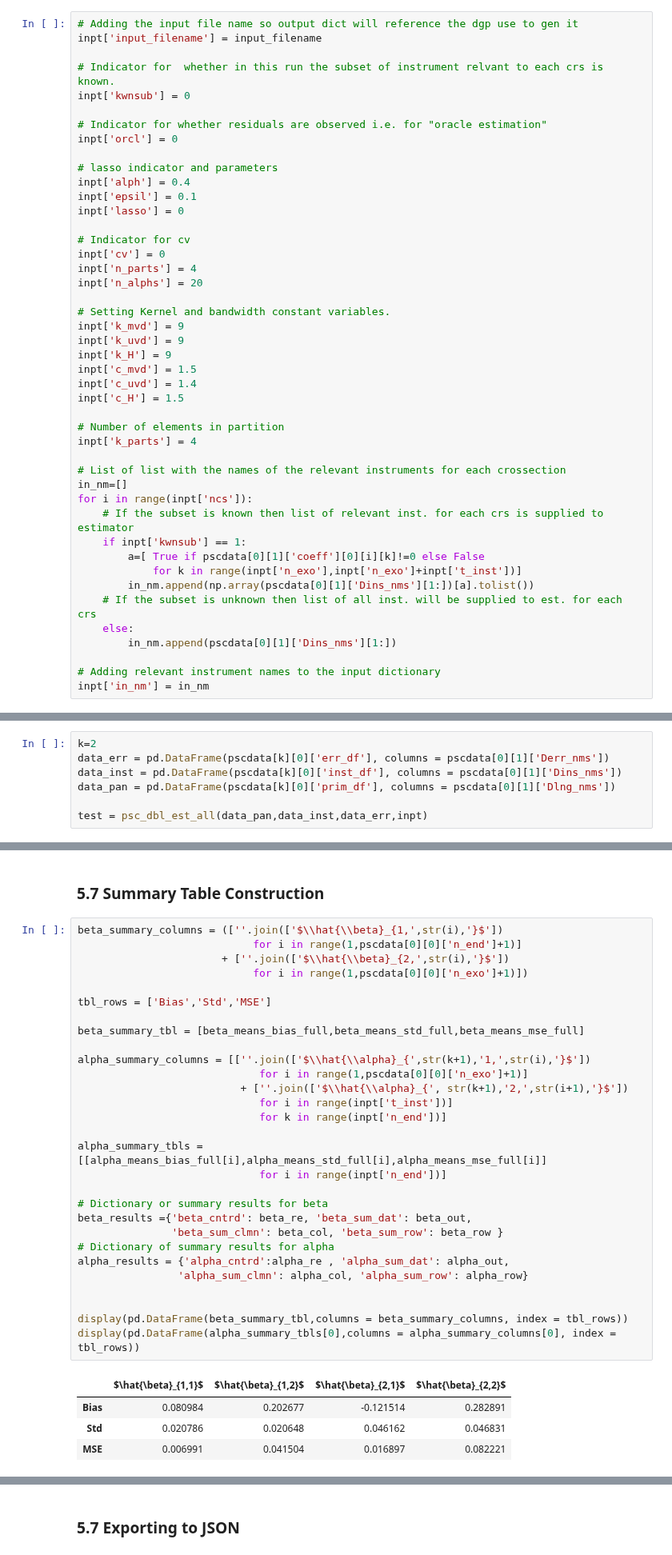
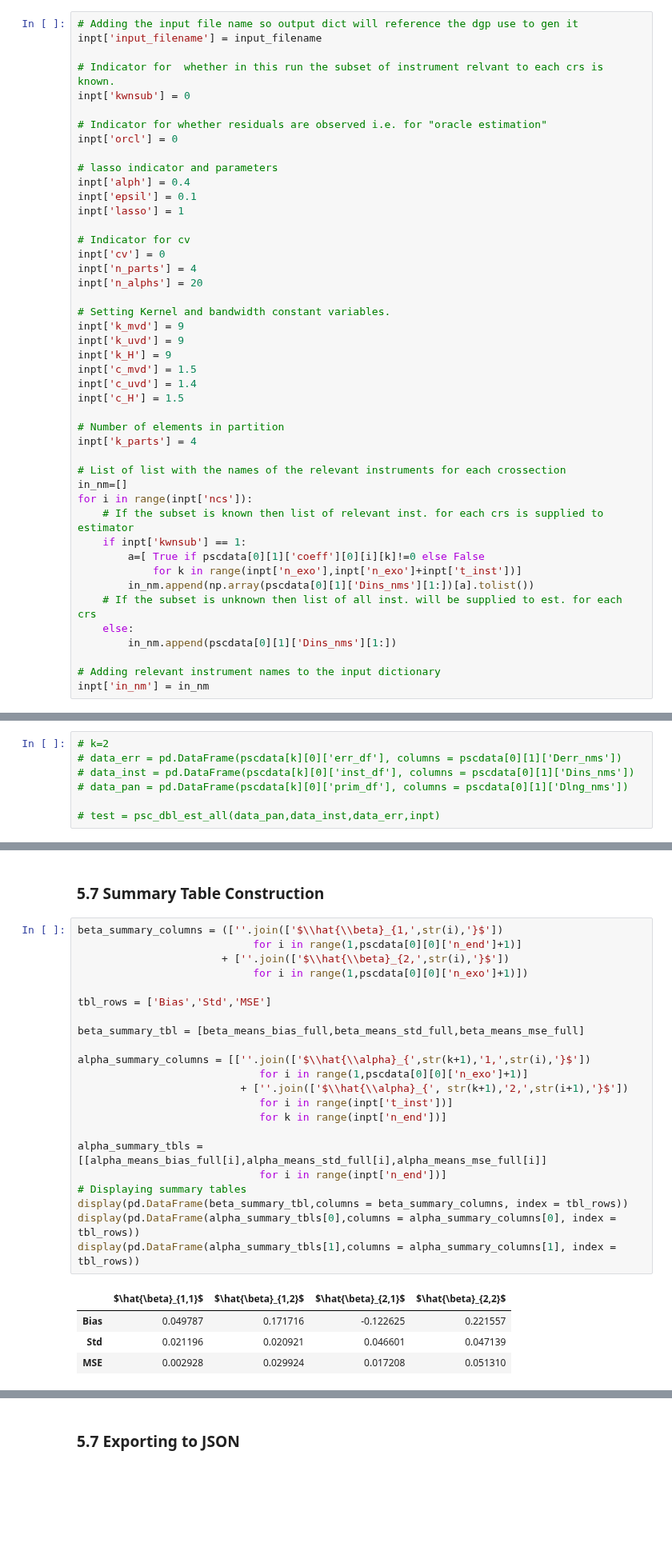
Before and after one commit to Existentialdredd/pan_sel_cntrl, a Jupyter notebook: psc_double.ipynb, the cells around one changed output, grey strips where cells are left out. Shown at 80% size. Cells and saved outputs as stored; diff of their text form; blank space fills up the shorter version.

```diff
--- a/psc_double.ipynb
+++ b/psc_double.ipynb
@@ -1738,7 +1738,7 @@ inpt['orcl'] = 0
 # lasso indicator and parameters
 inpt['alph'] = 0.4
 inpt['epsil'] = 0.1
-inpt['lasso'] = 0
+inpt['lasso'] = 1
 
 # Indicator for cv
 inpt['cv'] = 0
@@ -1773,12 +1773,12 @@ inpt['in_nm'] = in_nm
 # %% [markdown]
 <h3> 5.3 Monte Carlo: Single estimator run data extraction </h3>
 # %%
-k=2
-data_err = pd.DataFrame(pscdata[k][0]['err_df'], columns = pscdata[0][1]['Derr_nms'])
-data_inst = pd.DataFrame(pscdata[k][0]['inst_df'], columns = pscdata[0][1]['Dins_nms'])
-data_pan = pd.DataFrame(pscdata[k][0]['prim_df'], columns = pscdata[0][1]['Dlng_nms'])
+# k=2
+# data_err = pd.DataFrame(pscdata[k][0]['err_df'], columns = pscdata[0][1]['Derr_nms'])
+# data_inst = pd.DataFrame(pscdata[k][0]['inst_df'], columns = pscdata[0][1]['Dins_nms'])
+# data_pan = pd.DataFrame(pscdata[k][0]['prim_df'], columns = pscdata[0][1]['Dlng_nms'])
 
-test = psc_dbl_est_all(data_pan,data_inst,data_err,inpt)
+# test = psc_dbl_est_all(data_pan,data_inst,data_err,inpt)
 # %% [markdown]
 <h3> 5.4 Monte Carlo: Full Exercise Execution </h3>
 # %%
@@ -1856,35 +1856,28 @@ alpha_means_mse_full = [[alpha_means_bias_full[i][j]**2 + alpha_means_std_full[i
 # %%
 beta_summary_columns = ([''.join(['$\\hat{\\beta}_{1,',str(i),'}$'])
                             for i in range(1,pscdata[0][0]['n_end']+1)]
                        + [''.join(['$\\hat{\\beta}_{2,',str(i),'}$'])
                             for i in range(1,pscdata[0][0]['n_exo']+1)])
 
 tbl_rows = ['Bias','Std','MSE']
 
 beta_summary_tbl = [beta_means_bias_full,beta_means_std_full,beta_means_mse_full]
 
 alpha_summary_columns = [[''.join(['$\\hat{\\alpha}_{',str(k+1),'1,',str(i),'}$'])
                              for i in range(1,pscdata[0][0]['n_exo']+1)]
                           + [''.join(['$\\hat{\\alpha}_{', str(k+1),'2,',str(i+1),'}$'])
                              for i in range(inpt['t_inst'])]
                              for k in range(inpt['n_end'])]
 
 alpha_summary_tbls = [[alpha_means_bias_full[i],alpha_means_std_full[i],alpha_means_mse_full[i]]
                              for i in range(inpt['n_end'])]
-
-# Dictionary or summary results for beta
-beta_results ={'beta_cntrd': beta_re, 'beta_sum_dat': beta_out,
-               'beta_sum_clmn': beta_col, 'beta_sum_row': beta_row }
-# Dictionary of summary results for alpha
-alpha_results = {'alpha_cntrd':alpha_re , 'alpha_sum_dat': alpha_out,
-                'alpha_sum_clmn': alpha_col, 'alpha_sum_row': alpha_row}
-
-
+# Displaying summary tables
 display(pd.DataFrame(beta_summary_tbl,columns = beta_summary_columns, index = tbl_rows))
 display(pd.DataFrame(alpha_summary_tbls[0],columns = alpha_summary_columns[0], index = tbl_rows))
+display(pd.DataFrame(alpha_summary_tbls[1],columns = alpha_summary_columns[1], index = tbl_rows))
 # %% [output]
 |  | $\hat{\beta}_{1,1}$ | $\hat{\beta}_{1,2}$ | $\hat{\beta}_{2,1}$ | $\hat{\beta}_{2,2}$ |
-| Bias | 0.080984 | 0.202677 | -0.121514 | 0.282891 |
-| Std | 0.020786 | 0.020648 | 0.046162 | 0.046831 |
-| MSE | 0.006991 | 0.041504 | 0.016897 | 0.082221 |
+| Bias | 0.049787 | 0.171716 | -0.122625 | 0.221557 |
+| Std | 0.021196 | 0.020921 | 0.046601 | 0.047139 |
+| MSE | 0.002928 | 0.029924 | 0.017208 | 0.051310 |
 |  | $\hat{\alpha}_{11,1}$ | $\hat{\alpha}_{11,2}$ | $\hat{\alpha}_{12,1}$ | $\hat{\alpha}_{12,2}$ | ... |
```
Also changed, not shown: parts of 5 cells of this notebook.
